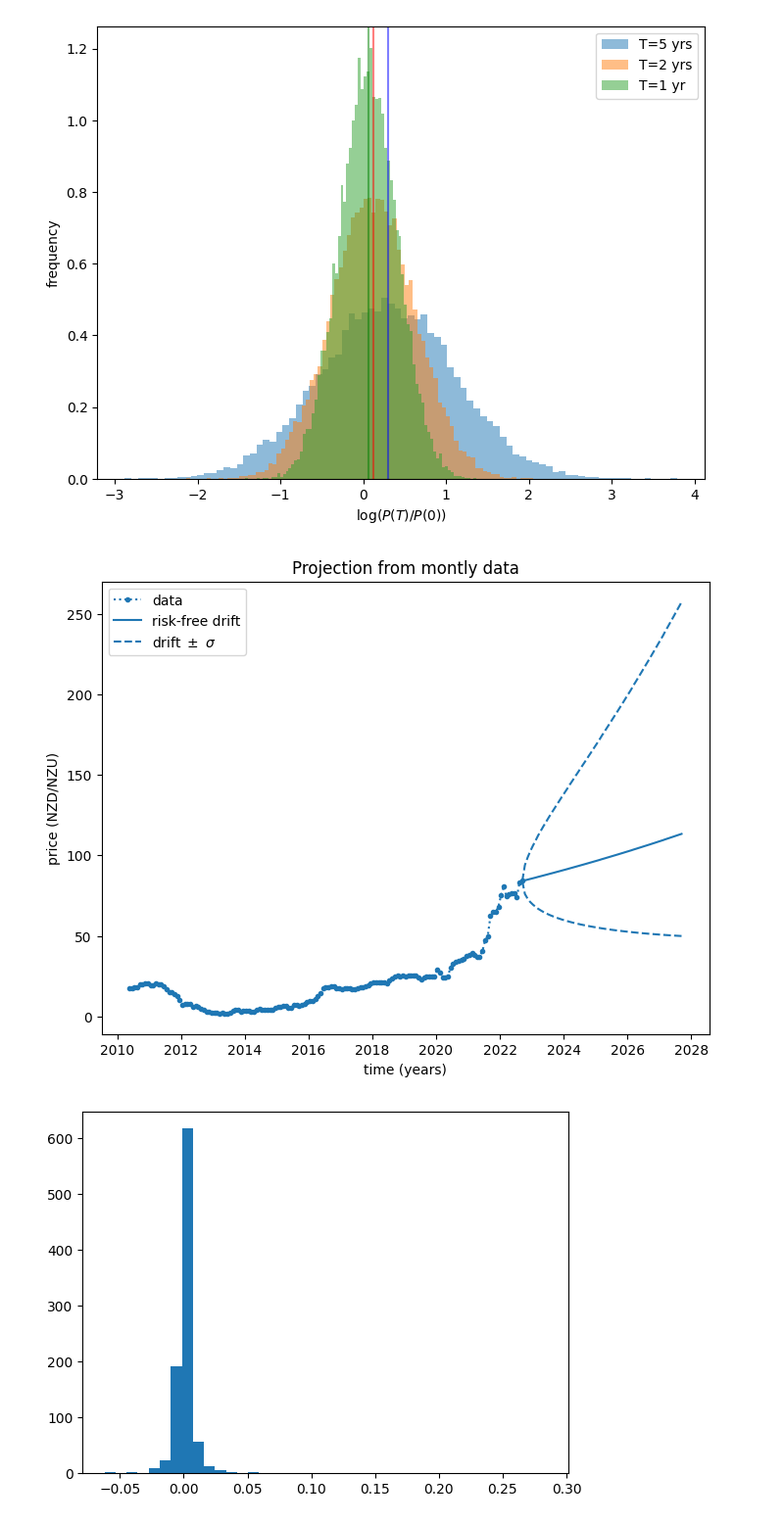
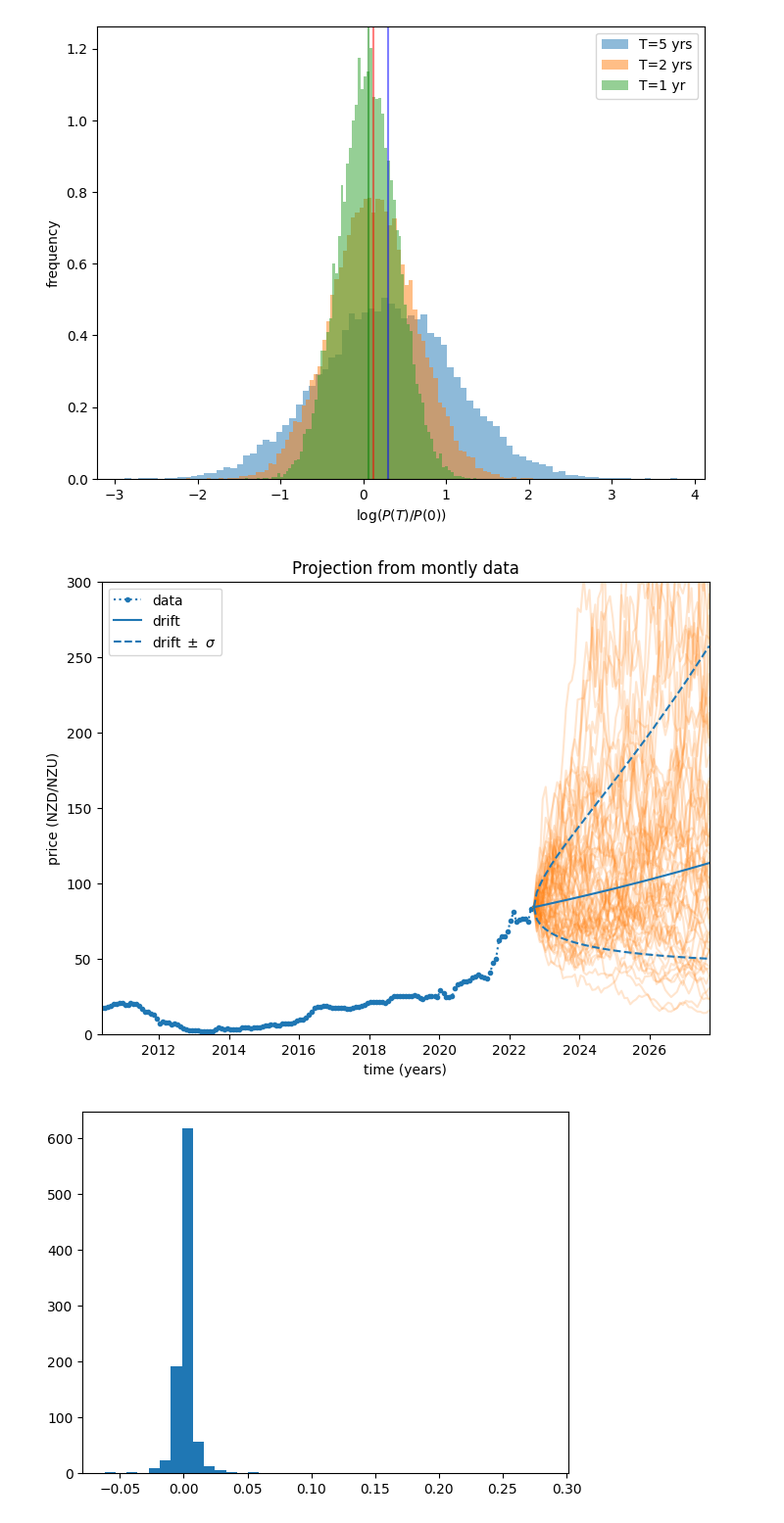
Before and after one commit to dmitrische/nzu-market, a Jupyter notebook: analysis.ipynb, the cells around one changed output. Shown at 98% size. Cells and saved outputs as stored; diff of their text form; code cells hidden in the pictures.

Commit message:
added simulations to graph

```diff
--- a/analysis.ipynb
+++ b/analysis.ipynb
@@ -118,16 +118,22 @@ for m in range(1,61):
 # %%
 fig, ax = plt.subplots(figsize=(8,6))
 ax.plot(date, price, linestyle=':', marker='.', label='data')
-ax.plot(proj_date, proj_price, 'C0', label='risk-free drift')
+
+for i in range(60):
+    ax.plot(proj_date, projections[i], 'C1', alpha=0.2)
+
+ax.plot(proj_date, proj_price, 'C0', label='drift')
 ax.plot(proj_date, proj_price_lo, 'C0--', label='drift$~\pm~\sigma$')
 ax.plot(proj_date, proj_price_hi, 'C0--')
+ax.set_ylim(0, 300)
+ax.set_xlim(date[0],proj_date[-1])
 ax.set_xlabel('time (years)')
 ax.set_ylabel('price (NZD/NZU)')
 ax.set_title("Projection from montly data")
 plt.legend()
 plt.show()
 # %% [output]
-[figure, old version]
+[figure, new version]
 # %%
 source='./commtrade-price.csv'
 df = pd.read_csv(source, parse_dates=[0])
```
